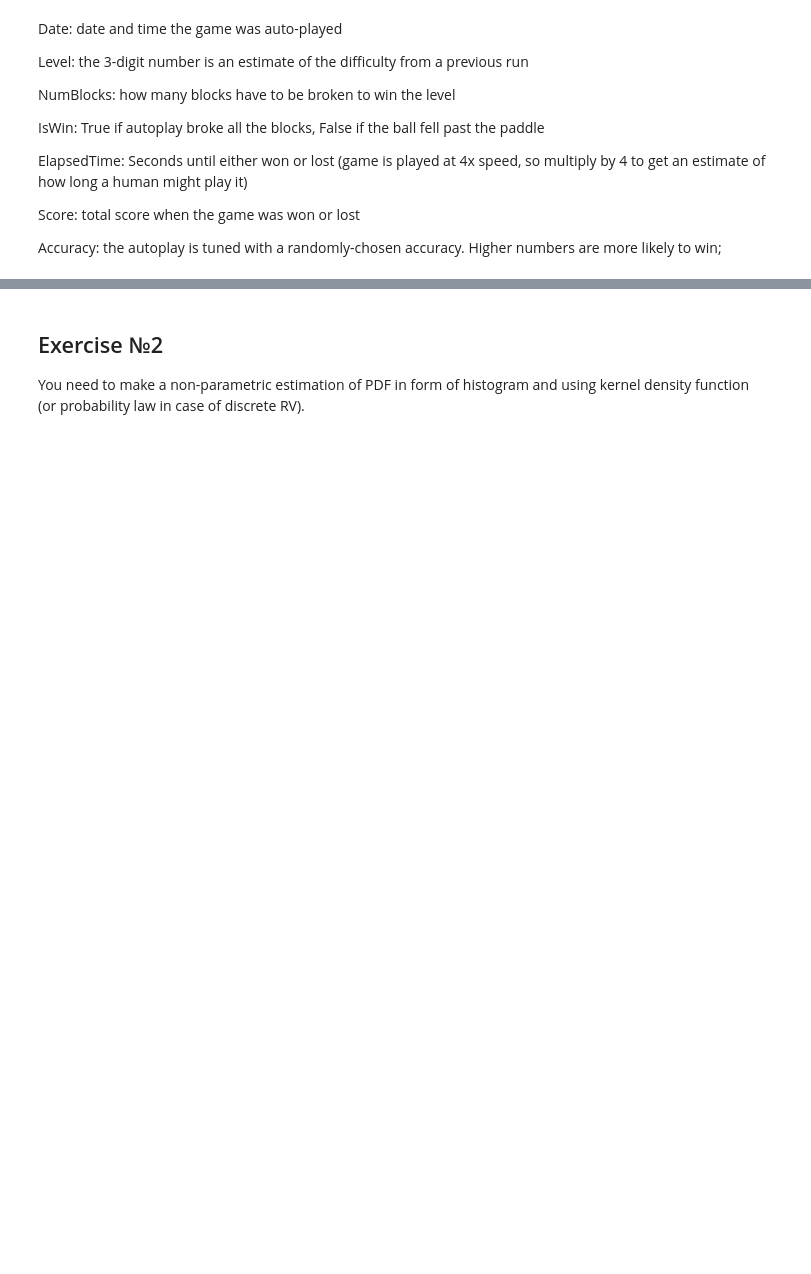
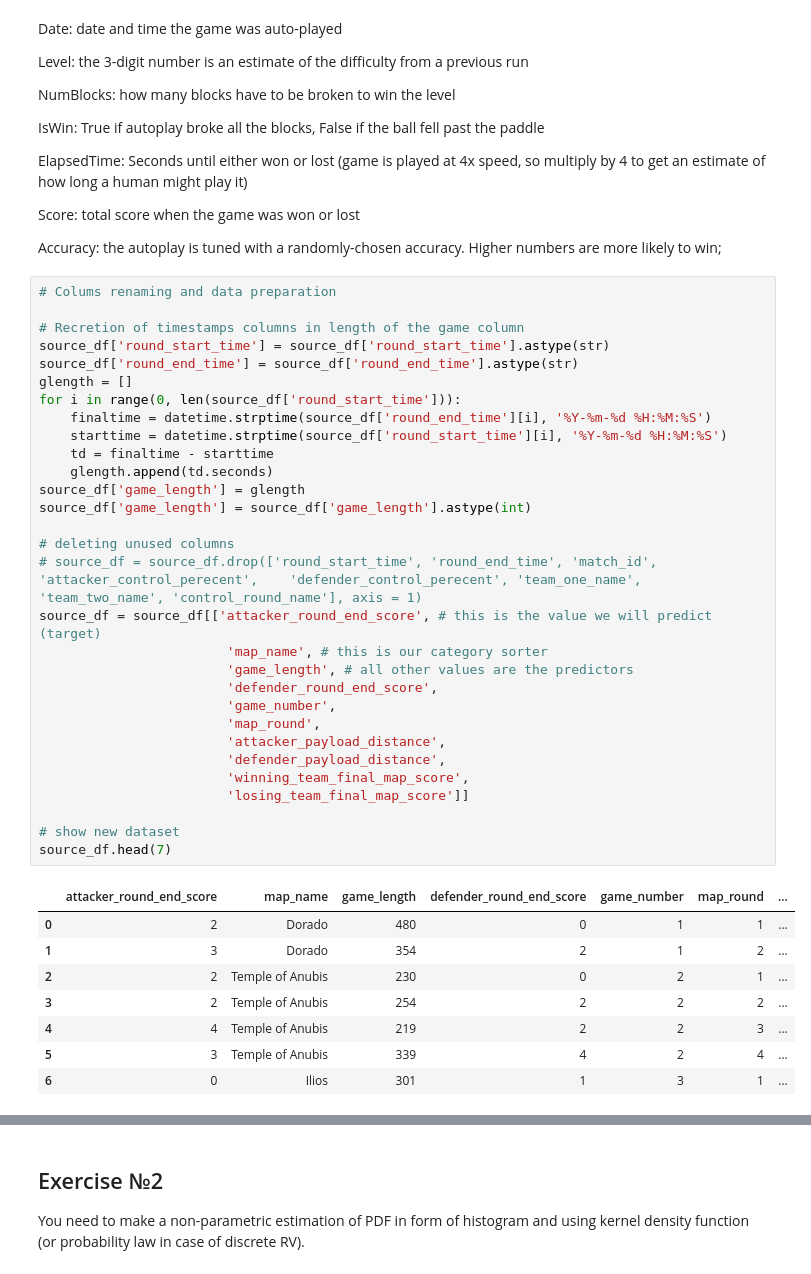
Before and after one commit to vandosik/M-M-MSA, a Jupyter notebook: Lab_1/lab_1.ipynb, the cells around one changed output, grey strips where cells are left out. Drawn from its saved outputs; the diff is of its cells as text; blank space fills up the shorter version.

```diff
--- a/Lab_1/lab_1.ipynb
+++ b/Lab_1/lab_1.ipynb
@@ -39,6 +46,45 @@ ElapsedTime: Seconds until either won or lost (game is played at 4x speed, so mu
 Score:       total score when the game was won or lost
 
 Accuracy:    the autoplay is tuned with a randomly-chosen accuracy. Higher numbers are more likely to win;
+# %%
+# Colums renaming and data preparation
+
+# Recretion of timestamps columns in length of the game column
+source_df['round_start_time'] = source_df['round_start_time'].astype(str)
+source_df['round_end_time'] = source_df['round_end_time'].astype(str)
+glength = []
+for i in range(0, len(source_df['round_start_time'])):
+    finaltime = datetime.strptime(source_df['round_end_time'][i], '%Y-%m-%d %H:%M:%S')
+    starttime = datetime.strptime(source_df['round_start_time'][i], '%Y-%m-%d %H:%M:%S')
+    td = finaltime - starttime
+    glength.append(td.seconds)
+source_df['game_length'] = glength
+source_df['game_length'] = source_df['game_length'].astype(int)
+
+# deleting unused columns
+# source_df = source_df.drop(['round_start_time', 'round_end_time', 'match_id', 'attacker_control_perecent',	'defender_control_perecent', 'team_one_name', 'team_two_name', 'control_round_name'], axis = 1)
+source_df = source_df[['attacker_round_end_score', # this is the value we will predict (target)
+                        'map_name', # this is our category sorter
+                        'game_length', # all other values are the predictors
+                        'defender_round_end_score',
+                        'game_number',
+                        'map_round',
+                        'attacker_payload_distance',
+                        'defender_payload_distance',
+                        'winning_team_final_map_score',
+                        'losing_team_final_map_score']]
+
+# show new dataset
+source_df.head(7)
+# %% [output]
+|  | attacker_round_end_score | map_name | game_length | defender_round_end_score | game_number | map_round | ... |
+| 0 | 2 | Dorado | 480 | 0 | 1 | 1 | ... |
+| 1 | 3 | Dorado | 354 | 2 | 1 | 2 | ... |
+| 2 | 2 | Temple of Anubis | 230 | 0 | 2 | 1 | ... |
+| 3 | 2 | Temple of Anubis | 254 | 2 | 2 | 2 | ... |
+| 4 | 4 | Temple of Anubis | 219 | 2 | 2 | 3 | ... |
+| 5 | 3 | Temple of Anubis | 339 | 4 | 2 | 4 | ... |
+| 6 | 0 | Ilios | 301 | 1 | 3 | 1 | ... |
 # %%
 # Select column
 
```
Also changed, not shown: parts of 12 cells of this notebook.
